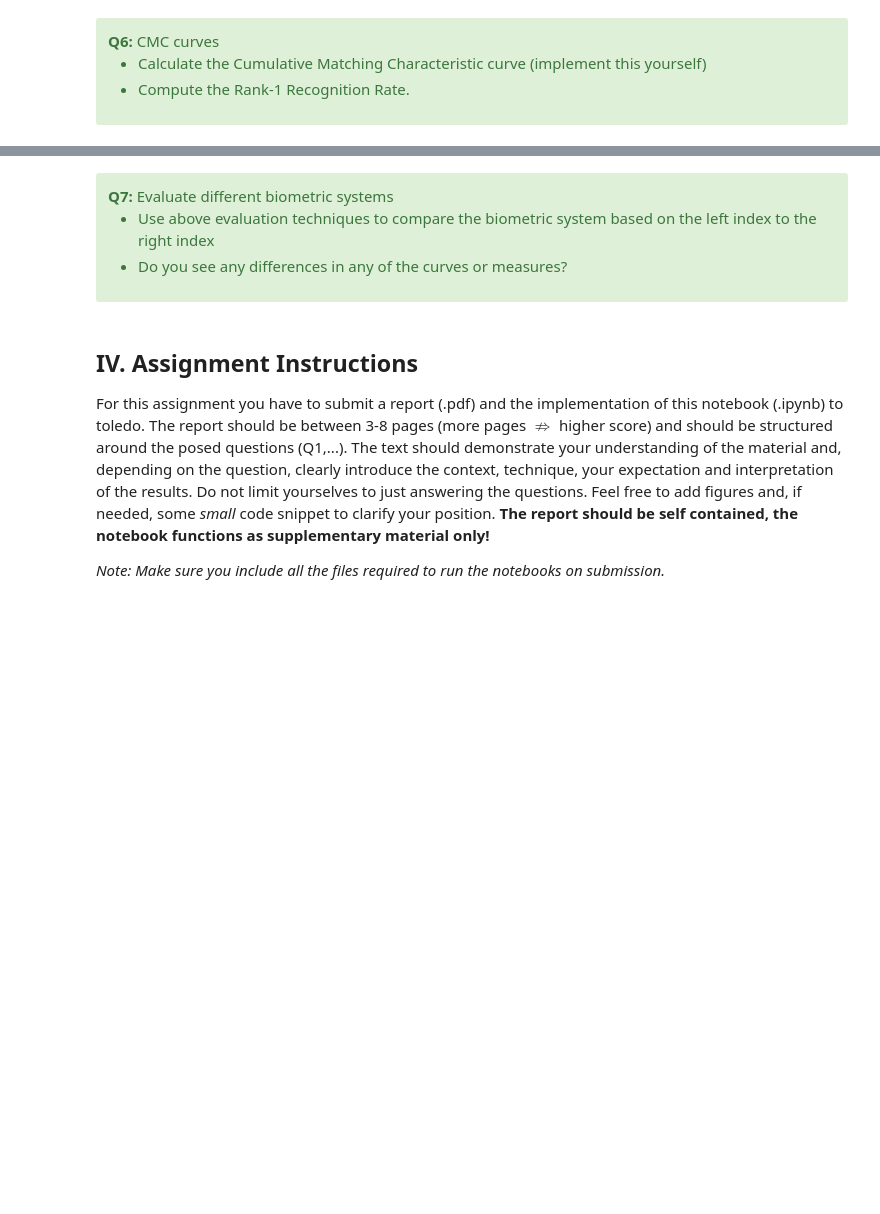
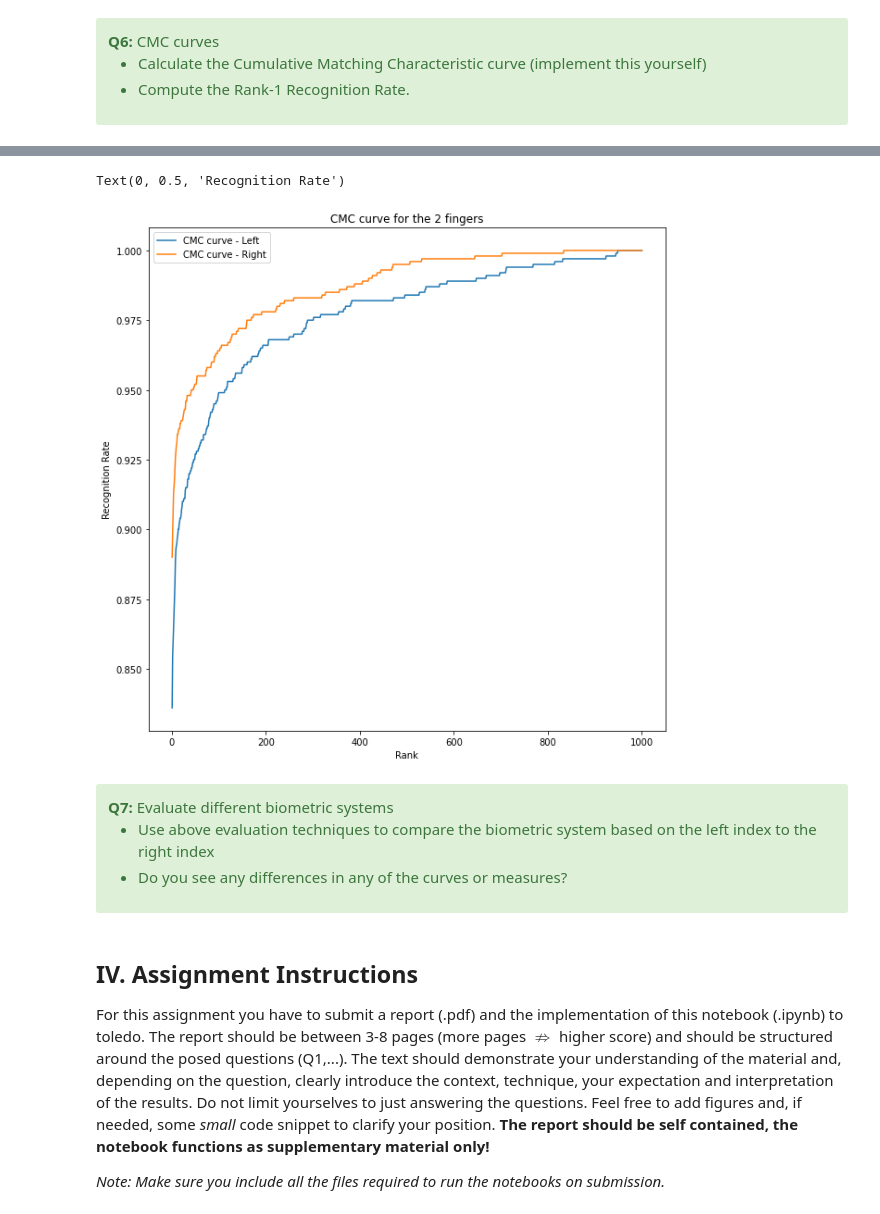
Before and after one commit to denizsoysal/biometrics, a Jupyter notebook: assignments/Assignment1/assignment_1_2022.ipynb, the cells around one changed output, grey strips where cells are left out. Drawn from its saved outputs; the diff is of its cells as text; code cells hidden in the pictures; blank space fills up the shorter version.

```diff
--- a/assignments/Assignment1/assignment_1_2022.ipynb
+++ b/assignments/Assignment1/assignment_1_2022.ipynb
@@ -533,3 +926,17 @@ CMC curves can easily be generated once you have the ranked matching scores for
+# %%
+fig, axis = plt.subplots(1,1,figsize=(10,10))
+axis.plot(np.arange(1, 1001), recognition_rate_li, label='CMC curve - Left')
+axis.plot(np.arange(1, 1001), recognition_rate_ri, label='CMC curve - Right')
+axis.title.set_text("CMC curve for the 2 fingers")
+axis.legend()
+axis.set_xlabel('Rank')
+axis.set_ylabel('Recognition Rate')
+
+# plt.plot(np.arange(1, 81), recognition_rate_li, label='left')
+# plt.plot(np.arange(1, 81), recognition_rate_ri, label='right')
+# %% [output]
+Text(0, 0.5, 'Recognition Rate')
+[figure, added]
 # %% [markdown]
 <div class="alert alert-block alert-success">
 <b>Q7: </b> Evaluate different biometric systems
```
Also changed, not shown: parts of 29 cells of this notebook.
